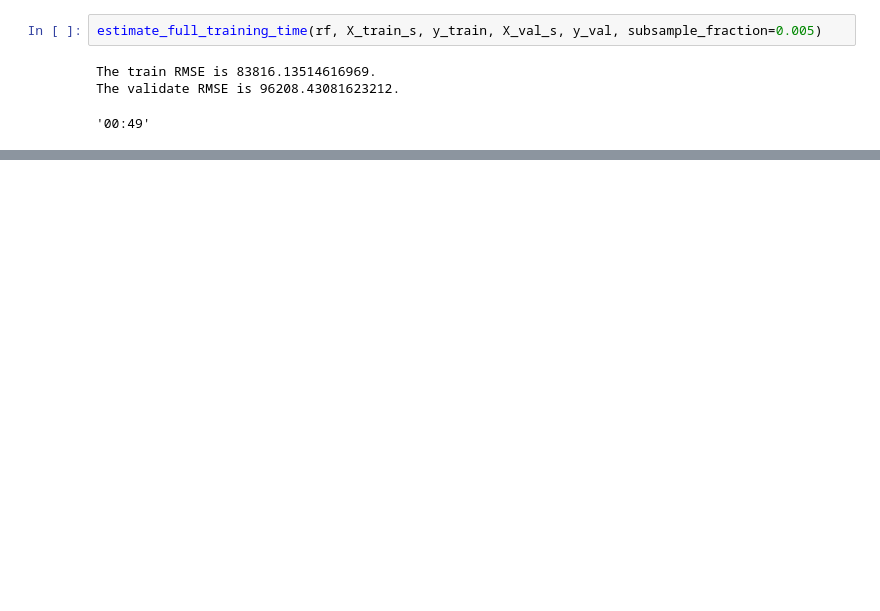
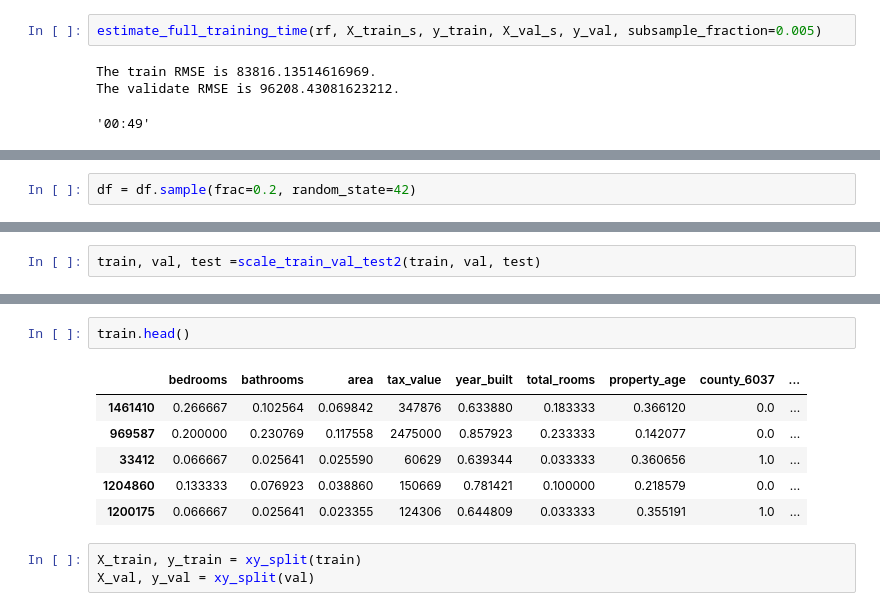
Before and after one commit to Jonathan-Garcia1/regression-exercises, a Jupyter notebook: modeling.ipynb, the cells around one changed output, grey strips where cells are left out. Drawn from its saved outputs; the diff is of its cells as text; blank space fills up the shorter version.

```diff
--- a/modeling.ipynb
+++ b/modeling.ipynb
@@ -251,0 +238,2 @@ The validate RMSE is 96208.43081623212.
+# %%
+df = df.sample(frac=0.2, random_state=42)
@@ -251,0 +246,2 @@ The validate RMSE is 96208.43081623212.
+# %%
+train, val, test =scale_train_val_test2(train, val, test)
@@ -251,0 +259,12 @@ The validate RMSE is 96208.43081623212.
+# %%
+train.head()
+# %% [output]
+|  | bedrooms | bathrooms | area | tax_value | year_built | total_rooms | property_age | county_6037 | ... |
+| 1461410 | 0.266667 | 0.102564 | 0.069842 | 347876 | 0.633880 | 0.183333 | 0.366120 | 0.0 | ... |
+| 969587 | 0.200000 | 0.230769 | 0.117558 | 2475000 | 0.857923 | 0.233333 | 0.142077 | 0.0 | ... |
+| 33412 | 0.066667 | 0.025641 | 0.025590 | 60629 | 0.639344 | 0.033333 | 0.360656 | 1.0 | ... |
+| 1204860 | 0.133333 | 0.076923 | 0.038860 | 150669 | 0.781421 | 0.100000 | 0.218579 | 0.0 | ... |
+| 1200175 | 0.066667 | 0.025641 | 0.023355 | 124306 | 0.644809 | 0.033333 | 0.355191 | 1.0 | ... |
+# %%
+X_train, y_train = xy_split(train)
+X_val, y_val = xy_split(val)
```
Also changed, not shown: parts of 31 cells of this notebook, 3 other files.
